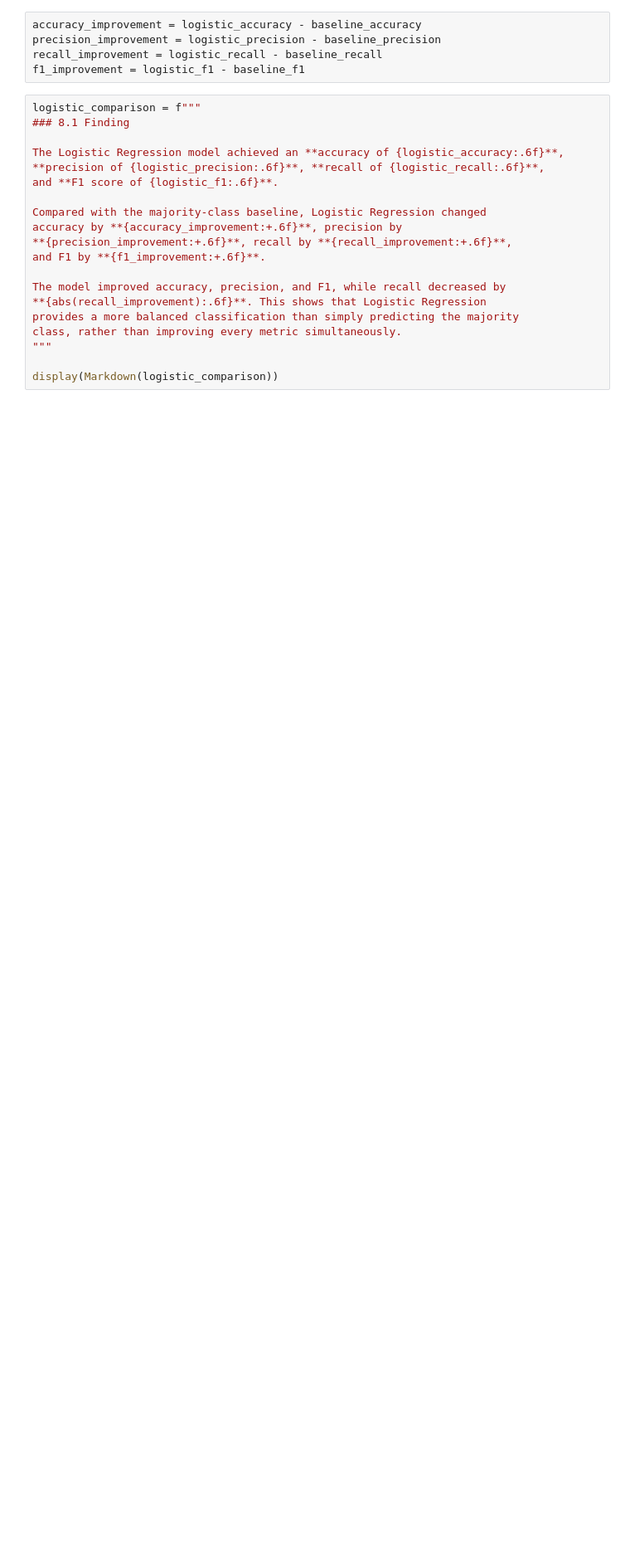
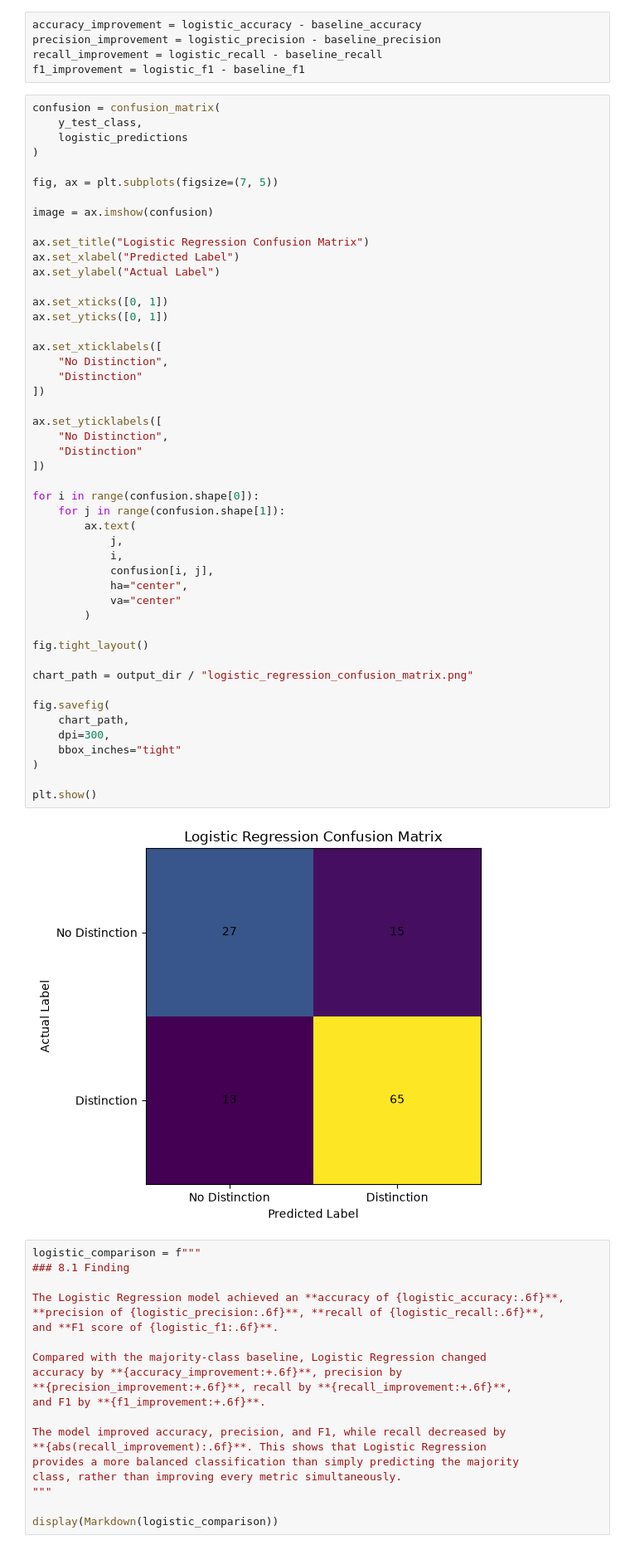
Before and after one commit to Muhammad-Subhan456/ArhamSoft_Internee_Updates, a Jupyter notebook: week6_2nd_Sep_2026_Day3/ml_pipeline.ipynb, the cells around one changed output. Shown at 83% size. Cells and saved outputs as stored; diff of their text form; blank space fills up the shorter version.

```diff
--- a/week6_2nd_Sep_2026_Day3/ml_pipeline.ipynb
+++ b/week6_2nd_Sep_2026_Day3/ml_pipeline.ipynb
@@ -725,6 +803,56 @@ accuracy_improvement = logistic_accuracy - baseline_accuracy
 precision_improvement = logistic_precision - baseline_precision
 recall_improvement = logistic_recall - baseline_recall
 f1_improvement = logistic_f1 - baseline_f1
+# %%
+confusion = confusion_matrix(
+    y_test_class,
+    logistic_predictions
+)
+
+fig, ax = plt.subplots(figsize=(7, 5))
+
+image = ax.imshow(confusion)
+
+ax.set_title("Logistic Regression Confusion Matrix")
+ax.set_xlabel("Predicted Label")
+ax.set_ylabel("Actual Label")
+
+ax.set_xticks([0, 1])
+ax.set_yticks([0, 1])
+
+ax.set_xticklabels([
+    "No Distinction",
+    "Distinction"
+])
+
+ax.set_yticklabels([
+    "No Distinction",
+    "Distinction"
+])
+
+for i in range(confusion.shape[0]):
+    for j in range(confusion.shape[1]):
+        ax.text(
+            j,
+            i,
+            confusion[i, j],
+            ha="center",
+            va="center"
+        )
+
+fig.tight_layout()
+
+chart_path = output_dir / "logistic_regression_confusion_matrix.png"
+
+fig.savefig(
+    chart_path,
+    dpi=300,
+    bbox_inches="tight"
+)
+
+plt.show()
+# %% [output]
+[figure, added]
 # %%
 logistic_comparison = f"""
 ### 8.1 Finding
```
Also changed, not shown: parts of 4 cells of this notebook, 3 other files.
